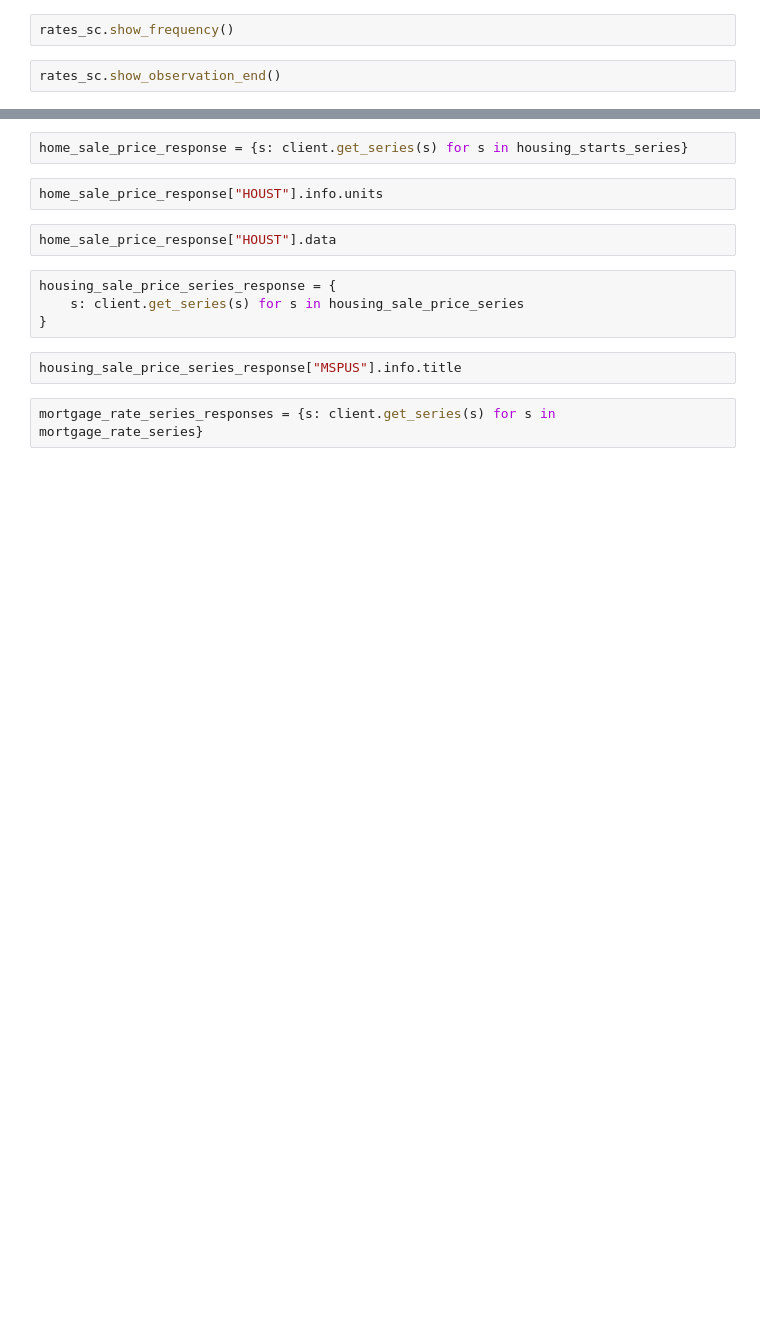
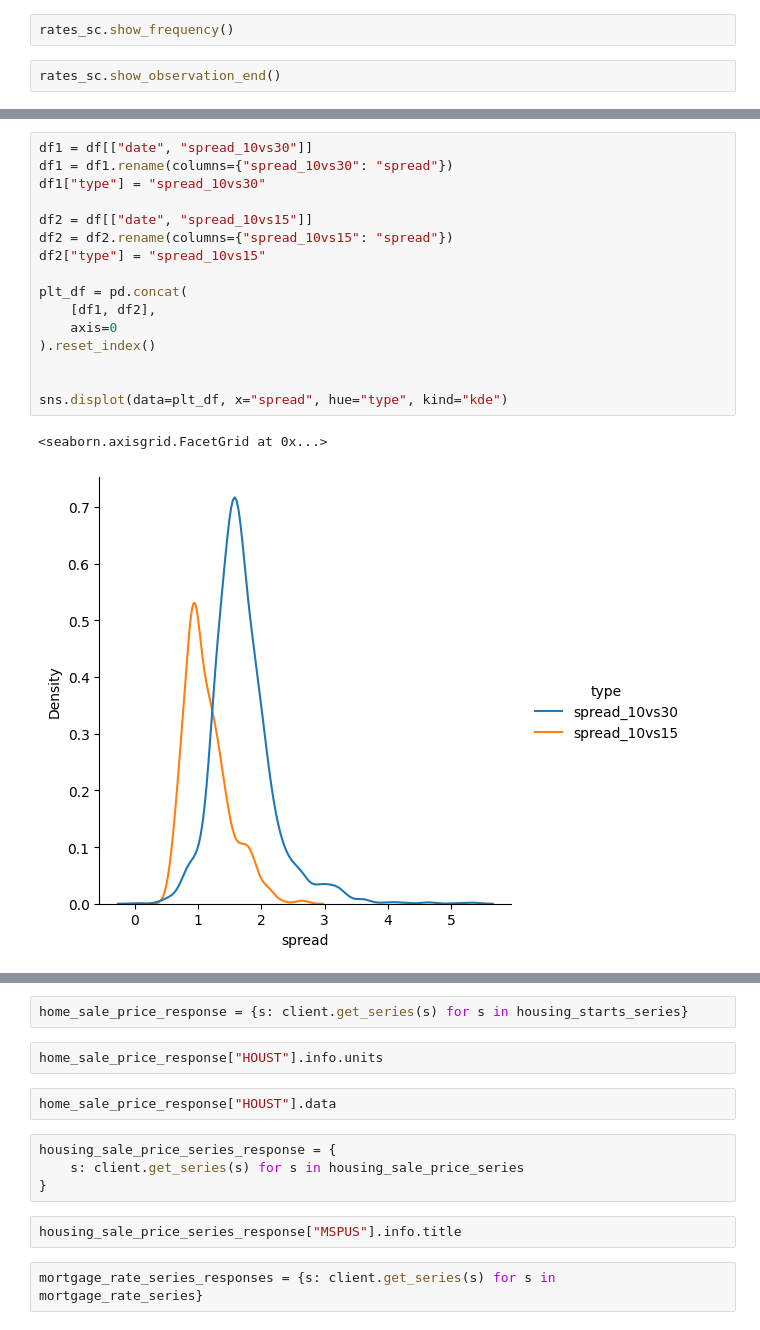
Before and after one commit to gw-moore/econ_reports, a Jupyter notebook: econ_reports/home_prices_report.ipynb, the cells around one changed output, grey strips where cells are left out. Drawn from its saved outputs; the diff is of its cells as text; blank space fills up the shorter version.

```diff
--- a/econ_reports/home_prices_report.ipynb
+++ b/econ_reports/home_prices_report.ipynb
@@ -69,0 +206,19 @@ rates_sc.show_observation_end()
+# %%
+df1 = df[["date", "spread_10vs30"]]
+df1 = df1.rename(columns={"spread_10vs30": "spread"})
+df1["type"] = "spread_10vs30"
+
+df2 = df[["date", "spread_10vs15"]]
+df2 = df2.rename(columns={"spread_10vs15": "spread"})
+df2["type"] = "spread_10vs15"
+
+plt_df = pd.concat(
+    [df1, df2],
+    axis=0
+).reset_index()
+
+
+sns.displot(data=plt_df, x="spread", hue="type", kind="kde")
+# %% [output]
+<seaborn.axisgrid.FacetGrid at 0x...>
+[figure, added]
```
Also changed, not shown: parts of 19 cells of this notebook, 5 other files.
